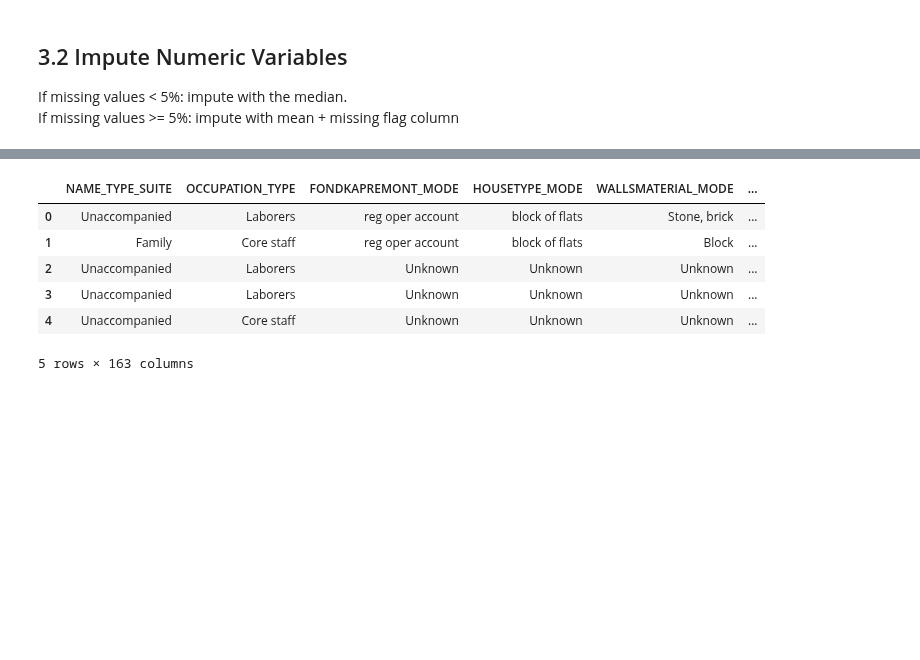
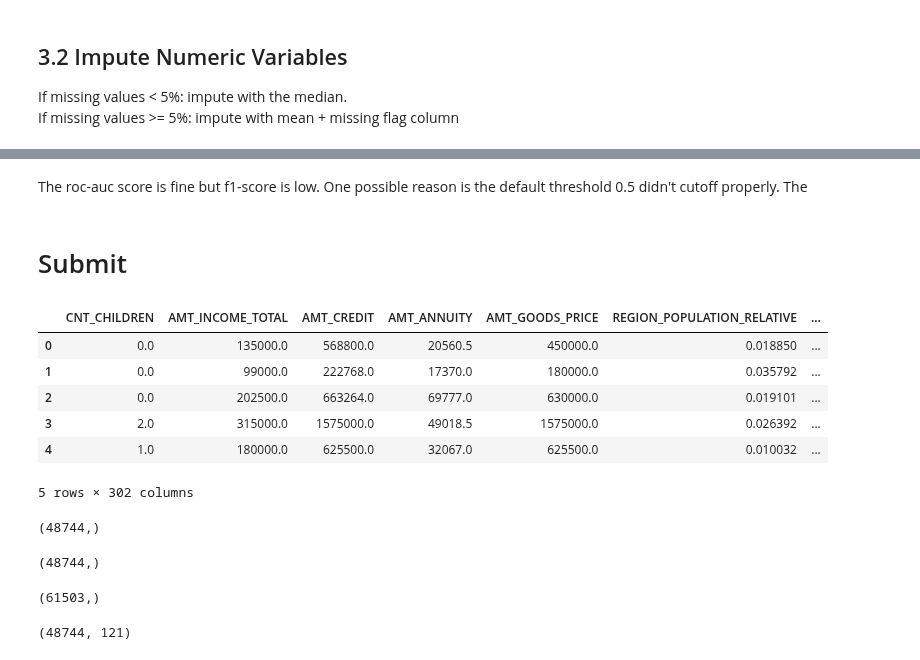
Before and after one commit to Yanxin-Ye/ml-ops-notes, a Jupyter notebook: designing-ml-systems/home-credit-default-risk/ml_model_cheatsheet.ipynb, the cells around one changed output, grey strips where cells are left out. Drawn from its saved outputs; the diff is of its cells as text; code cells hidden in the pictures; blank space fills up the shorter version.

```diff
--- a/designing-ml-systems/home-credit-default-risk/ml_model_cheatsheet.ipynb
+++ b/designing-ml-systems/home-credit-default-risk/ml_model_cheatsheet.ipynb
@@ -260,0 +221,10 @@ impute_transformsers.append(
+# %%
+num_cols_missing_minor_cols = num_cols_missing_pct[num_cols_missing_pct <=0.05].index.to_list()
+print("There are {} numeric columns with less than 5% missing vals: {}".format(len(num_cols_missing_minor_cols), num_cols_missing_minor_cols))
+
+
+
+# col_transformers.append(transform_minor_num_columns_pipe)
+
+num_cols_missing_major_cols = num_cols_missing_pct[num_cols_missing_pct > 0.05].index.to_list()
+print("There are {} numeric columns with over 5% missing vals: {}".format(len(num_cols_missing_major_cols), num_cols_missing_major_cols))
@@ -260,0 +246,6 @@ impute_transformsers.append(
+# %%
+# Prepare features
+
+Y = raw_data["TARGET"]
+X_cols = [_ for _ in df.columns if _ not in ["TARGET", "SK_ID_CURR"]]
+X = df[X_cols]
@@ -260,0 +392,2 @@ impute_transformsers.append(
+# %% [markdown]
+The roc-auc score is fine but f1-score is low. One possible reason is the default threshold 0.5 didn't cutoff properly. The
@@ -261,22 +420,29 @@ impute_transformsers.append(
+# %% [markdown]
+# Submit
+# %%
+raw_test_data = pd.read_csv("data/application_test.csv")
+# %%
+# Impute outlier
+test_df = raw_test_data[[_ for _ in raw_test_data.columns if _!= "SK_ID_CURR"]]
+test_df.loc[df['DAYS_EMPLOYED'] >= DAYS_EMPLOYED_UPPER, 'DAYS_EMPLOYED'] = np.nan
 # %%
-# Create column transformer
-preprocessor = ColumnTransformer(transformers= impute_transformsers)
+# Impute missing values
+# preprocessor = ColumnTransformer(transformers= col_transformers, remainder="passthrough" ).set_output(transform="pandas")
+test_df_imputed = preprocessor.transform(test_df)
 
-df_imputed = preprocessor.fit_transform(df)
+test_df_imputed = pd.DataFrame(
+    test_df_imputed,
+    columns=preprocessor.get_feature_names_out(),
+    index=test_df.index
+)
+test_df_imputed.columns = [c.split("__")[-1] for c in test_df_imputed.columns]
 
-df_imputed = pd.DataFrame(
-    df_imputed,
-    columns=preprocessor.get_feature_names_out(),
-    index=df.index
-)
-df_imputed.columns = [c.split("__")[-1] for c in df_imputed.columns]
-
-df_imputed.head()
+test_df_imputed.head()
 # %% [output]
-|  | NAME_TYPE_SUITE | OCCUPATION_TYPE | FONDKAPREMONT_MODE | HOUSETYPE_MODE | WALLSMATERIAL_MODE | ... |
-| 0 | Unaccompanied | Laborers | reg oper account | block of flats | Stone, brick | ... |
-| 1 | Family | Core staff | reg oper account | block of flats | Block | ... |
-| 2 | Unaccompanied | Laborers | Unknown | Unknown | Unknown | ... |
-| 3 | Unaccompanied | Laborers | Unknown | Unknown | Unknown | ... |
-| 4 | Unaccompanied | Core staff | Unknown | Unknown | Unknown | ... |
+|  | CNT_CHILDREN | AMT_INCOME_TOTAL | AMT_CREDIT | AMT_ANNUITY | AMT_GOODS_PRICE | REGION_POPULATION_RELATIVE | ... |
+| 0 | 0.0 | 135000.0 | 568800.0 | 20560.5 | 450000.0 | 0.018850 | ... |
+| 1 | 0.0 | 99000.0 | 222768.0 | 17370.0 | 180000.0 | 0.035792 | ... |
+| 2 | 0.0 | 202500.0 | 663264.0 | 69777.0 | 630000.0 | 0.019101 | ... |
+| 3 | 2.0 | 315000.0 | 1575000.0 | 49018.5 | 1575000.0 | 0.026392 | ... |
+| 4 | 1.0 | 180000.0 | 625500.0 | 32067.0 | 625500.0 | 0.010032 | ... |
-5 rows × 163 columns
+5 rows × 302 columns
@@ -282,0 +452,16 @@ df_imputed.head()
+# %%
+test_y_pred.shape
+# %% [output]
+(48744,)
+# %%
+test_y_pred_prob.shape
+# %% [output]
+(48744,)
+# %%
+y_test.shape
+# %% [output]
+(61503,)
+# %%
+raw_test_data.shape
+# %% [output]
+(48744, 121)
```
Also changed, not shown: parts of 24 cells of this notebook.
